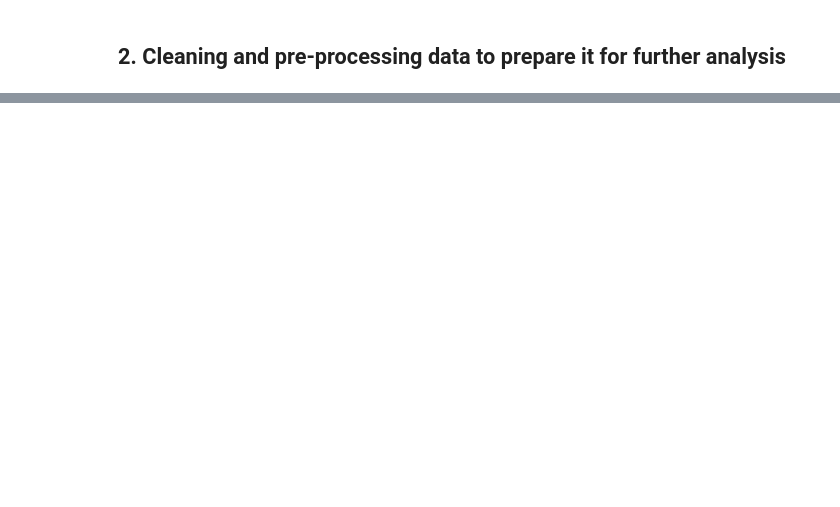
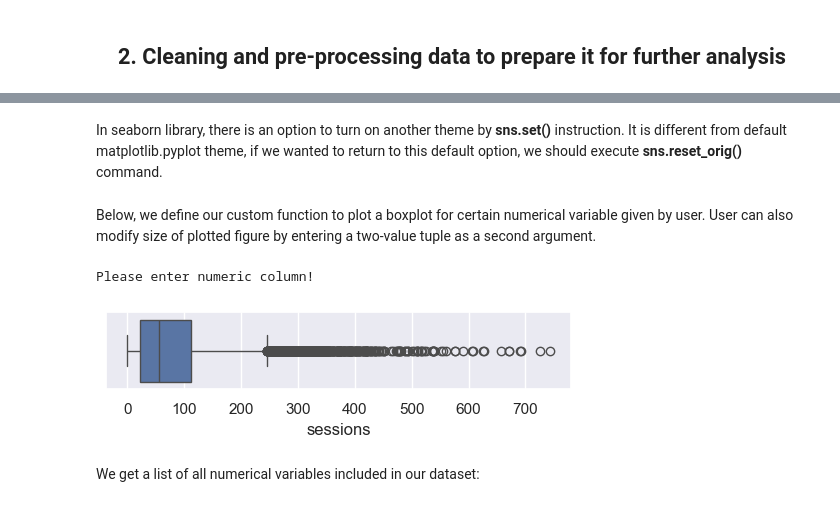
Before and after one commit to Damian-oo/Customer-Churn-Prediction-Waze-app, a Jupyter notebook: Waze Churn Project_full.ipynb, the cells around one changed output, grey strips where cells are left out. Cells and saved outputs as stored; diff of their text form; code cells hidden in the pictures; blank space fills up the shorter version.

```diff
--- a/Waze Churn Project_full.ipynb
+++ b/Waze Churn Project_full.ipynb
@@ -216,0 +275,4 @@ df_waze_0.groupby("label").median(numeric_only = True)
+# %%
+df_waze_0["drives_per_driving_day"] = df_waze_0["drives"] / df_waze_0["driving_days"]
+df_waze_0["drives_per_driving_day"] = df_waze_0["drives_per_driving_day"].replace(np.inf, 0)
+df_waze_0[["drives_per_driving_day", "label"]].groupby("label").median()
@@ -218,0 +314,2 @@ df_waze_0.groupby("label").median(numeric_only = True)
+# %%
+df_waze_0 = df_waze_0.drop("ID", axis = 1)
@@ -218,0 +339,5 @@ df_waze_0.groupby("label").median(numeric_only = True)
+# %% [markdown]
+In seaborn library, there is an option to turn on another theme by **sns.set()** instruction. It is different from default matplotlib.pyplot theme, if we wanted to return to this default option, we should execute **sns.reset_orig()** command.
+# %%
+sns.set()
+#sns.reset_orig()
@@ -218,0 +364,2 @@ df_waze_0.groupby("label").median(numeric_only = True)
+# %% [markdown]
+Below, we define our custom function to plot a boxplot for certain numerical variable given by user. User can also modify size of plotted figure by entering a two-value tuple as a second argument.
@@ -218,0 +368,29 @@ df_waze_0.groupby("label").median(numeric_only = True)
+# %%
+def boxplot_sns(col_arg, figsize_arg = None):
+
+    if ptypes.is_numeric_dtype(col_arg):
+        pass
+    else:
+        print("Please enter numeric column!")
+        return   # end function
+
+    if figsize_arg is None:
+        fig, ax = plt.subplots()
+    else:
+        fig, ax = plt.subplots( figsize = figsize_arg )
+
+    sns.boxplot(x = col_arg, ax = ax)
+    plt.show()
+    # fig, ax = plt.subplots
+    # sns.boxplot(x = df_waze_0["sessions"], ax = ax)
+    # plt.show()
+# %%
+boxplot_sns(col_arg = df_waze_0["label"], figsize_arg = (6,1))
+# %% [output]
+Please enter numeric column!
+# %%
+boxplot_sns(col_arg = df_waze_0["sessions"], figsize_arg = (6,1))
+# %% [output]
+[figure, added]
+# %% [markdown]
+We get a list of all numerical variables included in our dataset:
```
Also changed, not shown: parts of 38 cells of this notebook.
